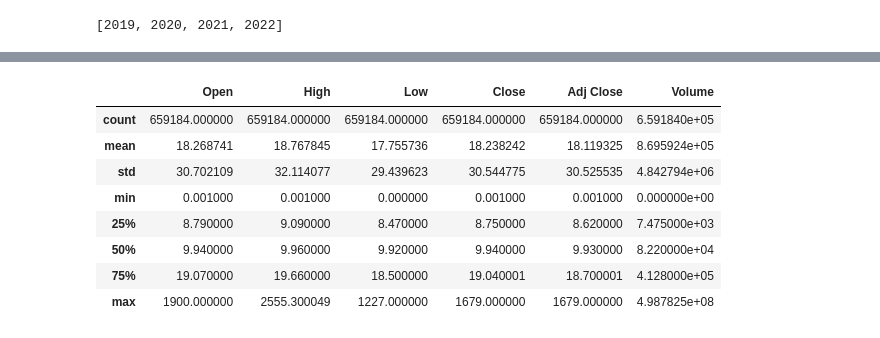
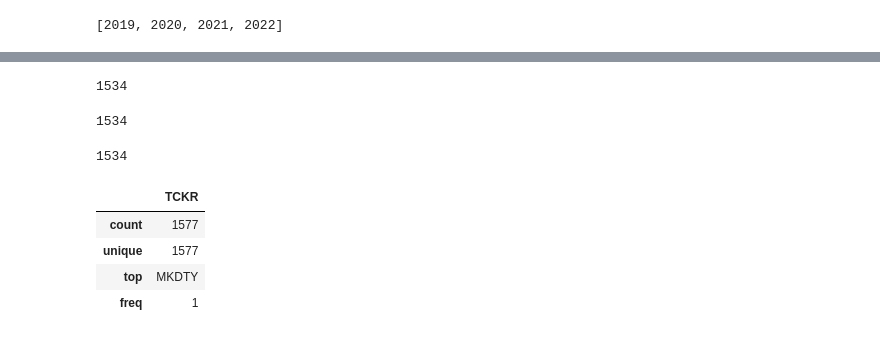
Before and after one commit to scottwesley31/Final_Project, a Jupyter notebook: yfinance.ipynb, the cells around one changed output, grey strips where cells are left out. Drawn from its saved outputs; the diff is of its cells as text; code cells hidden in the pictures.

```diff
--- a/yfinance.ipynb
+++ b/yfinance.ipynb
@@ -114,0 +106,26 @@ stock_data.head()
+# %%
+# Generate list of unique IPO's with financial data
+listed_ipos = stock_data['Name'].unique()
+
+# Build a dataframe for all company infomration
+company_info = pd.DataFrame(listed_ipos, columns=['TCKR'])
+
+# Create empty lists for additional qualitative data columns
+sector = []
+industry = []
+location = []
+
+# Iterate through rows to gather company info and add to DF
+for index, row in company_info.iterrows():
+    ticker = row.TCKR
+    ticker_obj = yf.Ticker(ticker)
+    ticker_info = ticker_obj.info
+    try:
+        sector.append({ticker: ticker_info['sector']})
+    except KeyError:
+    try:
+        industry.append({ticker: ticker_info['industry']})
+    except KeyError:
+    try:
+        location.append({ticker: ticker_info['country']})
+    except KeyError:
@@ -115,12 +179,20 @@ stock_data.head()
+# %%
+len(sector)
+# %% [output]
+1534
+# %%
+len(industry)
+# %% [output]
+1534
+# %%
+len(location)
+# %% [output]
+1534
 # %%
-stock_data.describe()
+company_info.describe()
 # %% [output]
-|  | Open | High | Low | Close | Adj Close | Volume |
-| count | 659184.000000 | 659184.000000 | 659184.000000 | 659184.000000 | 659184.000000 | 6.591840e+05 |
-| mean | 18.268741 | 18.767845 | 17.755736 | 18.238242 | 18.119325 | 8.695924e+05 |
-| std | 30.702109 | 32.114077 | 29.439623 | 30.544775 | 30.525535 | 4.842794e+06 |
-| min | 0.001000 | 0.001000 | 0.000000 | 0.001000 | 0.001000 | 0.000000e+00 |
-| 25% | 8.790000 | 9.090000 | 8.470000 | 8.750000 | 8.620000 | 7.475000e+03 |
-| 50% | 9.940000 | 9.960000 | 9.920000 | 9.940000 | 9.930000 | 8.220000e+04 |
-| 75% | 19.070000 | 19.660000 | 18.500000 | 19.040001 | 18.700001 | 4.128000e+05 |
-| max | 1900.000000 | 2555.300049 | 1227.000000 | 1679.000000 | 1679.000000 | 4.987825e+08 |
+|  | TCKR |
+| count | 1577 |
+| unique | 1577 |
+| top | MKDTY |
+| freq | 1 |
```
Also changed, not shown: parts of 10 cells of this notebook, 1 other file.
